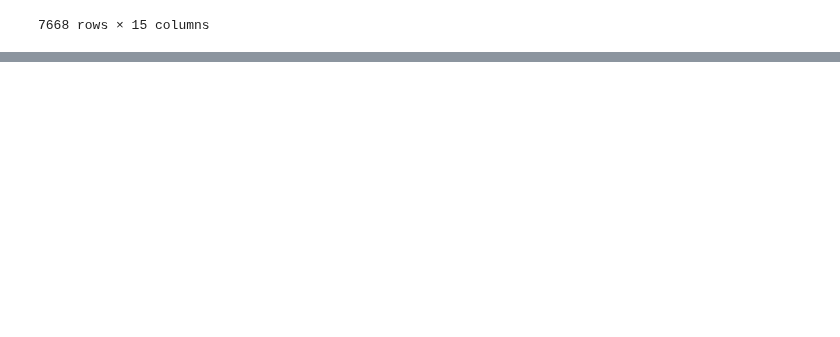
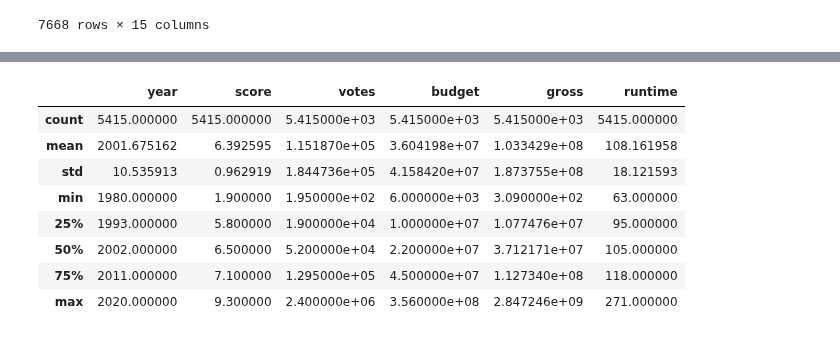
Before and after one commit to isabelgabrielaknight/final-project-303-2, a Jupyter notebook: Data cleaning time!.ipynb, the cells around one changed output, grey strips where cells are left out. Saved outputs shown, nothing was run; the diff lists cells and outputs as text; code cells hidden in the pictures; blank space fills up the shorter version.

```diff
--- a/Data cleaning time!.ipynb
+++ b/Data cleaning time!.ipynb
@@ -41,0 +82,2 @@ movie_industry
+# %%
+movie_industry_clean.loc[437] = np.NAN
@@ -41,0 +89,2 @@ movie_industry
+# %%
+movie_industry_clean.loc[620] = np.NAN
@@ -41,0 +96,2 @@ movie_industry
+# %%
+movie_industry_clean.loc[1637] = np.NAN
@@ -41,0 +103,2 @@ movie_industry
+# %%
+movie_industry_clean.loc[2710] = np.NAN
@@ -63 +147,13 @@ month          2
 dtype: int64
+# %%
+movie_industry_clean.describe()
+# %% [output]
+|  | year | score | votes | budget | gross | runtime |
+| count | 5415.000000 | 5415.000000 | 5.415000e+03 | 5.415000e+03 | 5.415000e+03 | 5415.000000 |
+| mean | 2001.675162 | 6.392595 | 1.151870e+05 | 3.604198e+07 | 1.033429e+08 | 108.161958 |
+| std | 10.535913 | 0.962919 | 1.844736e+05 | 4.158420e+07 | 1.873755e+08 | 18.121593 |
+| min | 1980.000000 | 1.900000 | 1.950000e+02 | 6.000000e+03 | 3.090000e+02 | 63.000000 |
+| 25% | 1993.000000 | 5.800000 | 1.900000e+04 | 1.000000e+07 | 1.077476e+07 | 95.000000 |
+| 50% | 2002.000000 | 6.500000 | 5.200000e+04 | 2.200000e+07 | 3.712171e+07 | 105.000000 |
+| 75% | 2011.000000 | 7.100000 | 1.295000e+05 | 4.500000e+07 | 1.127340e+08 | 118.000000 |
+| max | 2020.000000 | 9.300000 | 2.400000e+06 | 3.560000e+08 | 2.847246e+09 | 271.000000 |
```
Also changed, not shown: parts of 17 cells of this notebook, 2 other files.
